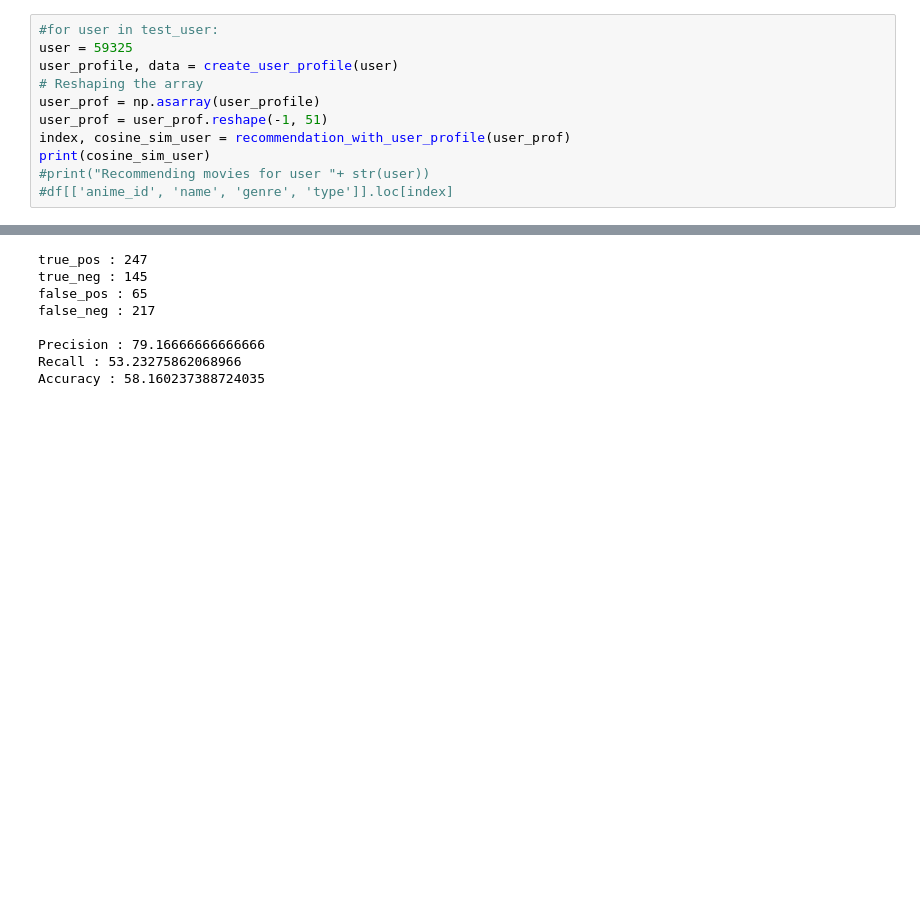
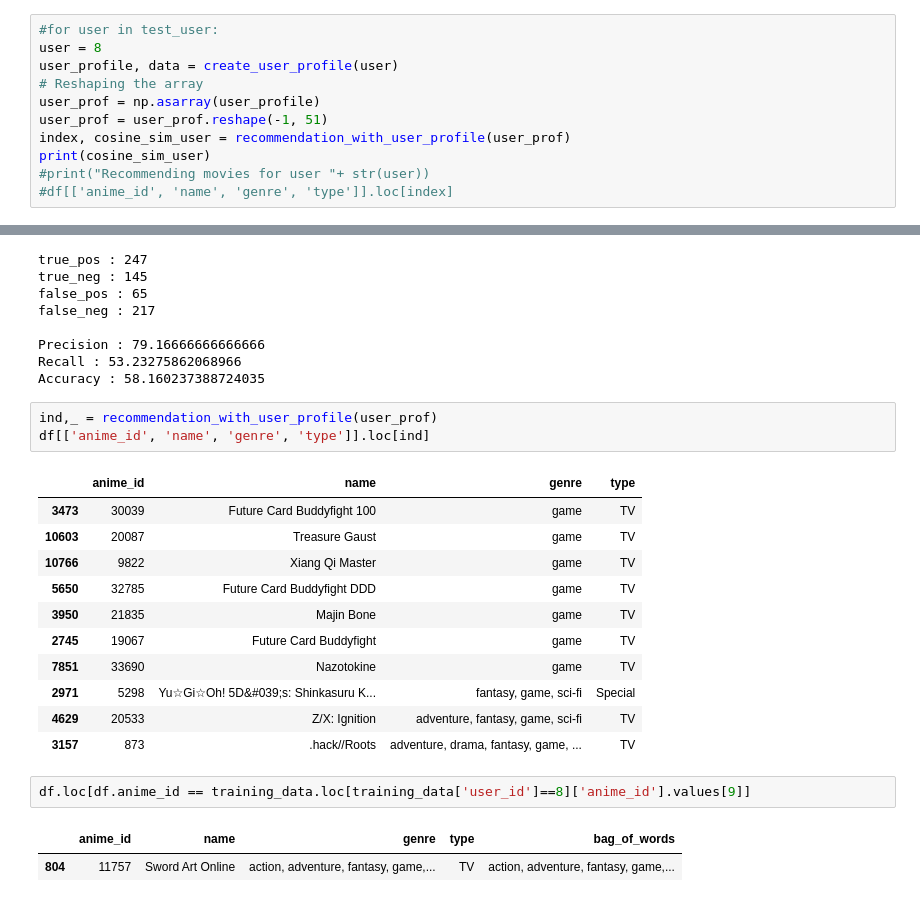
Before and after one commit to arsh1207/BigDataProject, a Jupyter notebook: Content_based_recommendation_system.ipynb, the cells around one changed output, grey strips where cells are left out. Drawn from its saved outputs; the diff is of its cells as text; blank space fills up the shorter version.

```diff
--- a/Content_based_recommendation_system.ipynb
+++ b/Content_based_recommendation_system.ipynb
@@ -502,7 +558,7 @@ Recall : 100.0
 Accuracy : 68.84272997032642
 # %%
 #for user in test_user:
-user = 59325
+user = 8
 user_profile, data = create_user_profile(user)
 # Reshaping the array
 user_prof = np.asarray(user_profile)
@@ -525,3 +581,23 @@ false_neg : 217
 Precision : 79.16666666666666
 Recall : 53.23275862068966
 Accuracy : 58.160237388724035
+# %%
+ind,_ = recommendation_with_user_profile(user_prof)
+df[['anime_id', 'name', 'genre', 'type']].loc[ind]
+# %% [output]
+|  | anime_id | name | genre | type |
+| 3473 | 30039 | Future Card Buddyfight 100 | game | TV |
+| 10603 | 20087 | Treasure Gaust | game | TV |
+| 10766 | 9822 | Xiang Qi Master | game | TV |
+| 5650 | 32785 | Future Card Buddyfight DDD | game | TV |
+| 3950 | 21835 | Majin Bone | game | TV |
+| 2745 | 19067 | Future Card Buddyfight | game | TV |
+| 7851 | 33690 | Nazotokine | game | TV |
+| 2971 | 5298 | Yu☆Gi☆Oh! 5D&#039;s: Shinkasuru K... | fantasy, game, sci-fi | Special |
+| 4629 | 20533 | Z/X: Ignition | adventure, fantasy, game, sci-fi | TV |
+| 3157 | 873 | .hack//Roots | adventure, drama, fantasy, game, ... | TV |
+# %%
+df.loc[df.anime_id == training_data.loc[training_data['user_id']==8]['anime_id'].values[9]]
+# %% [output]
+|  | anime_id | name | genre | type | bag_of_words |
+| 804 | 11757 | Sword Art Online | action, adventure, fantasy, game,... | TV | action, adventure, fantasy, game,... |
```
Also changed, not shown: parts of 7 cells of this notebook, 3 other files.
